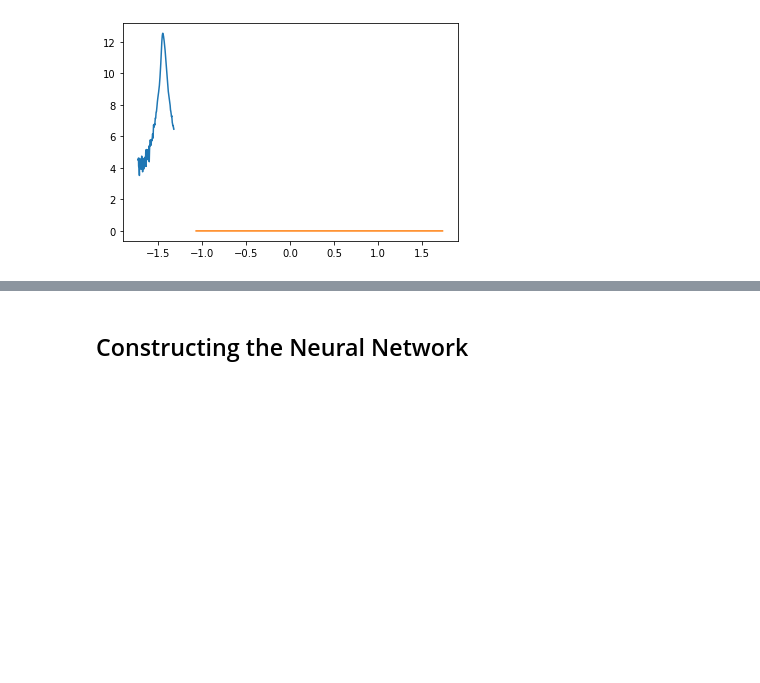
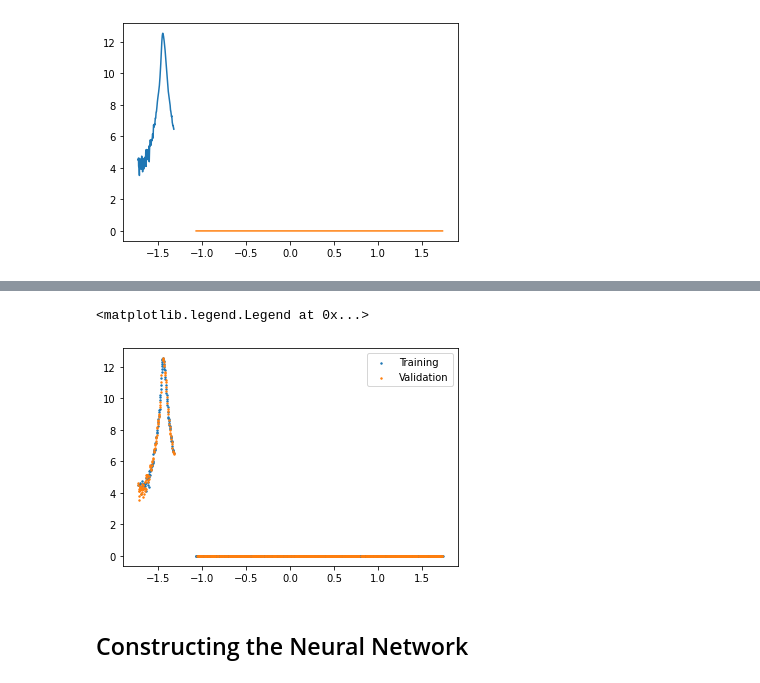
Before and after one commit to LHCfitNikhef/ML4PA, a Jupyter notebook: tutorials/tutorial-TEM/EELS_tutorial.ipynb, the cells around one changed output, grey strips where cells are left out. Drawn from its saved outputs; the diff is of its cells as text; code cells hidden in the pictures; blank space fills up the shorter version.

```diff
--- a/tutorials/tutorial-TEM/EELS_tutorial.ipynb
+++ b/tutorials/tutorial-TEM/EELS_tutorial.ipynb
@@ -168,2 +182,15 @@ plt.plot(pseudo_x[-select2:], data_y[-select2:])
+# %%
+train_x, val_x, train_y, val_y, train_sigma, val_sigma = train_test_split(data_x, data_y, data_sigma, test_size=0.5)
+
+# plot the training set
+plt.scatter(train_x[np.argsort(train_x)], train_y[np.argsort(train_x)], s=2, label = 'Training')
+
+# plot the validation set
+plt.scatter(val_x[np.argsort(val_x)], val_y[np.argsort(val_x)], s=2, label = 'Validation')
+
+plt.legend()
+# %% [output]
+<matplotlib.legend.Legend at 0x...>
+[figure, added]
 # %% [markdown]
 ## Constructing the Neural Network
```
Also changed, not shown: parts of 18 cells of this notebook, 24 other files.
